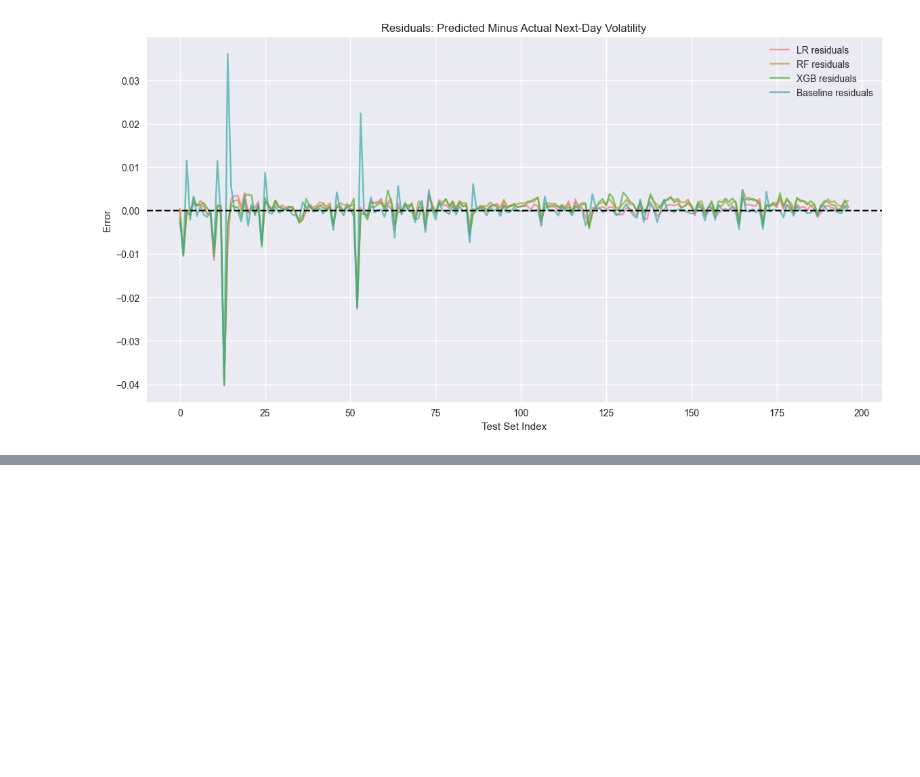
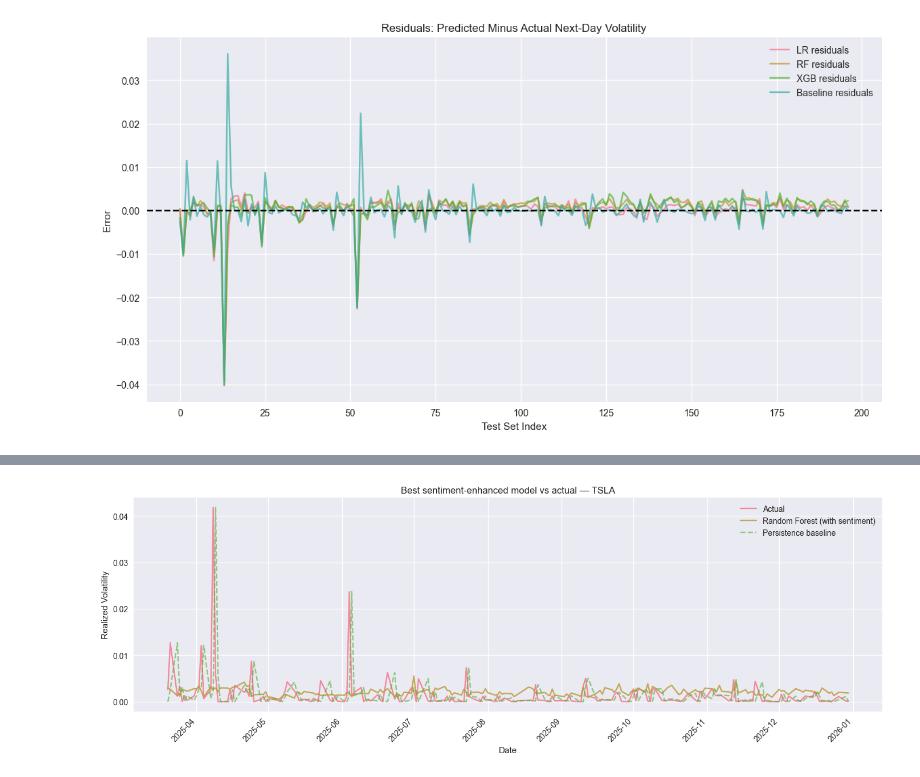
Before and after one commit to shreydevkar/CS506FinalProject, a Jupyter notebook: notebooks/preliminary_visualizations.ipynb, the cells around one changed output, grey strips where cells are left out. Saved outputs shown, nothing was run; the diff lists cells and outputs as text; code cells hidden in the pictures; blank space fills up the shorter version.

```diff
--- a/notebooks/preliminary_visualizations.ipynb
+++ b/notebooks/preliminary_visualizations.ipynb
@@ -187,0 +308,21 @@ plt.show()
+# %%
+# [sentiment-comparison]
+# Predictions overlay for the best sentiment-model on the test set
+best_name = comp[comp['variant'] == 'with sentiment'].sort_values('MSE').iloc[0]['model']
+best_key = {'Linear Regression': 'lr', 'Random Forest': 'rf', 'XGBoost': 'xgb',
+            'Baseline (persistence)': None}[best_name]
+
+if best_key is not None:
+    sent = results['sentiment']
+    preds = sent['models'][best_key].predict(sent['X_test'])
+    plt.figure(figsize=(14, 5))
+    plt.plot(sent['y_test'].index, sent['y_test'].values, label='Actual', alpha=0.8)
+    plt.plot(sent['y_test'].index, preds, label=f'{best_name} (with sentiment)', alpha=0.8)
+    plt.plot(sent['y_test'].index, sent['df_clean'].loc[sent['y_test'].index, 'RV'].values,
+             label='Persistence baseline', alpha=0.6, linestyle='--')
+    plt.title(f'Best sentiment-enhanced model vs actual — {TICKER}')
+    plt.xlabel('Date'); plt.ylabel('Realized Volatility')
+    plt.legend(); plt.gcf().autofmt_xdate(rotation=45)
+    plt.tight_layout(); plt.show()
+# %% [output]
+[figure, added]
```
Also changed, not shown: parts of 8 cells of this notebook, 14 other files.
